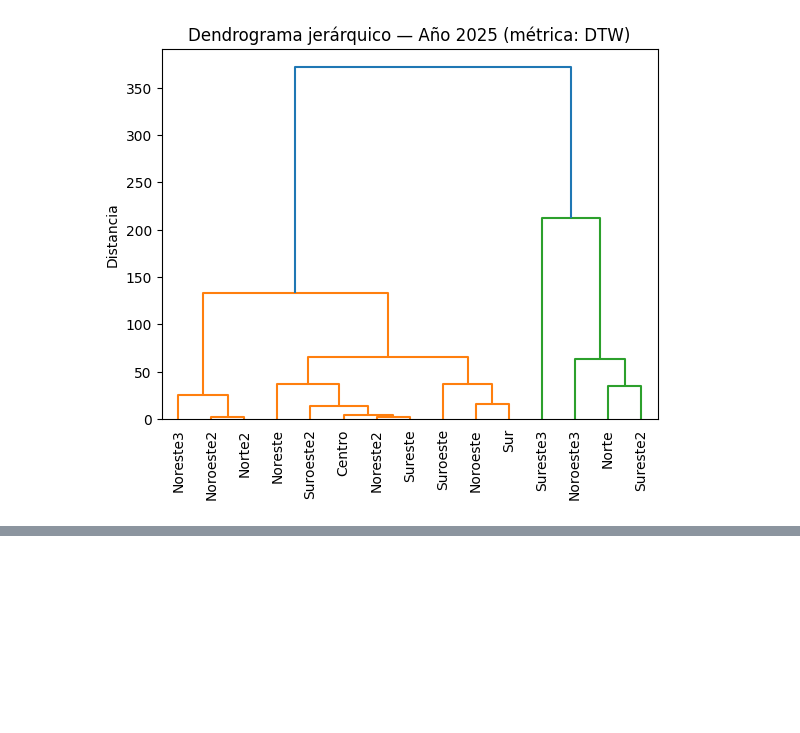
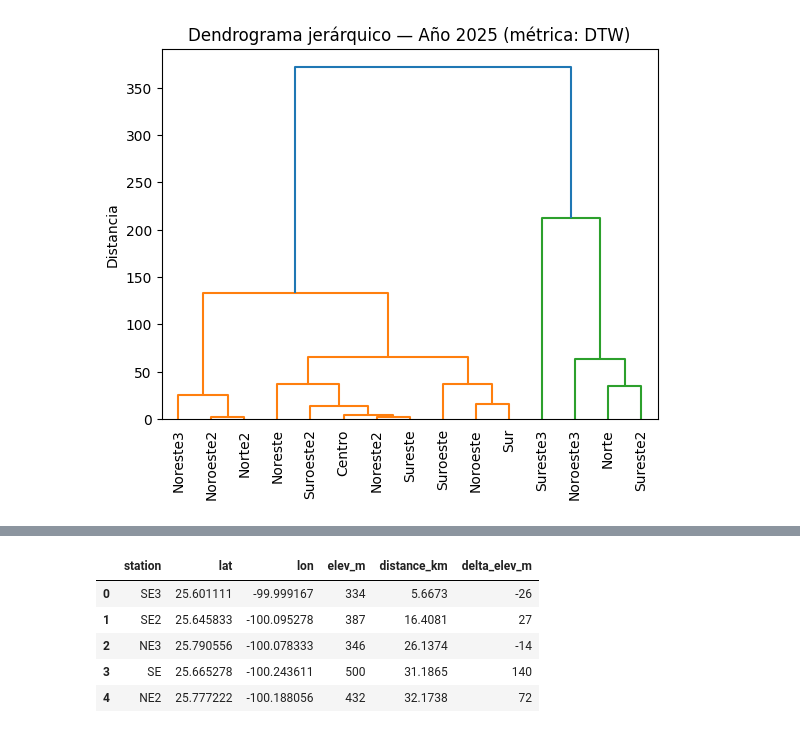
Before and after one commit to andreroblesb/airemty, a Jupyter notebook: conglomerados.ipynb, the cells around one changed output, grey strips where cells are left out. Cells and saved outputs as stored; diff of their text form; code cells hidden in the pictures; blank space fills up the shorter version.

```diff
--- a/conglomerados.ipynb
+++ b/conglomerados.ipynb
@@ -170,0 +306,11 @@ plt.show()
+# %%
+data_ref = pd.read_csv(r'C:\Users\Maria Paula\OneDrive\Documents\GitHub\airemty\distancias_a_refineria.csv')
+df_ref = pd.DataFrame(data_ref)
+df_ref.head()
+# %% [output]
+|  | station | lat | lon | elev_m | distance_km | delta_elev_m |
+| 0 | SE3 | 25.601111 | -99.999167 | 334 | 5.6673 | -26 |
+| 1 | SE2 | 25.645833 | -100.095278 | 387 | 16.4081 | 27 |
+| 2 | NE3 | 25.790556 | -100.078333 | 346 | 26.1374 | -14 |
+| 3 | SE | 25.665278 | -100.243611 | 500 | 31.1865 | 140 |
+| 4 | NE2 | 25.777222 | -100.188056 | 432 | 32.1738 | 72 |
```
Also changed, not shown: parts of 8 cells of this notebook, 1 other file.
